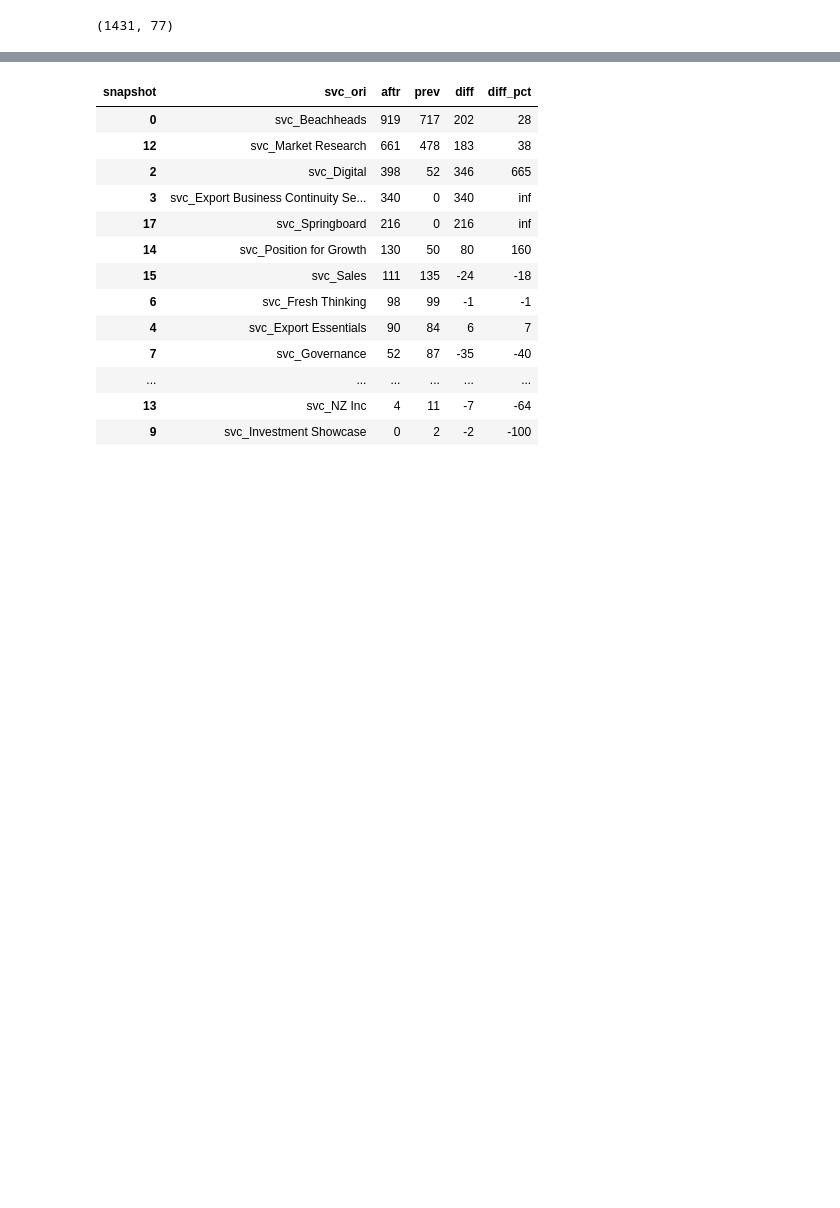
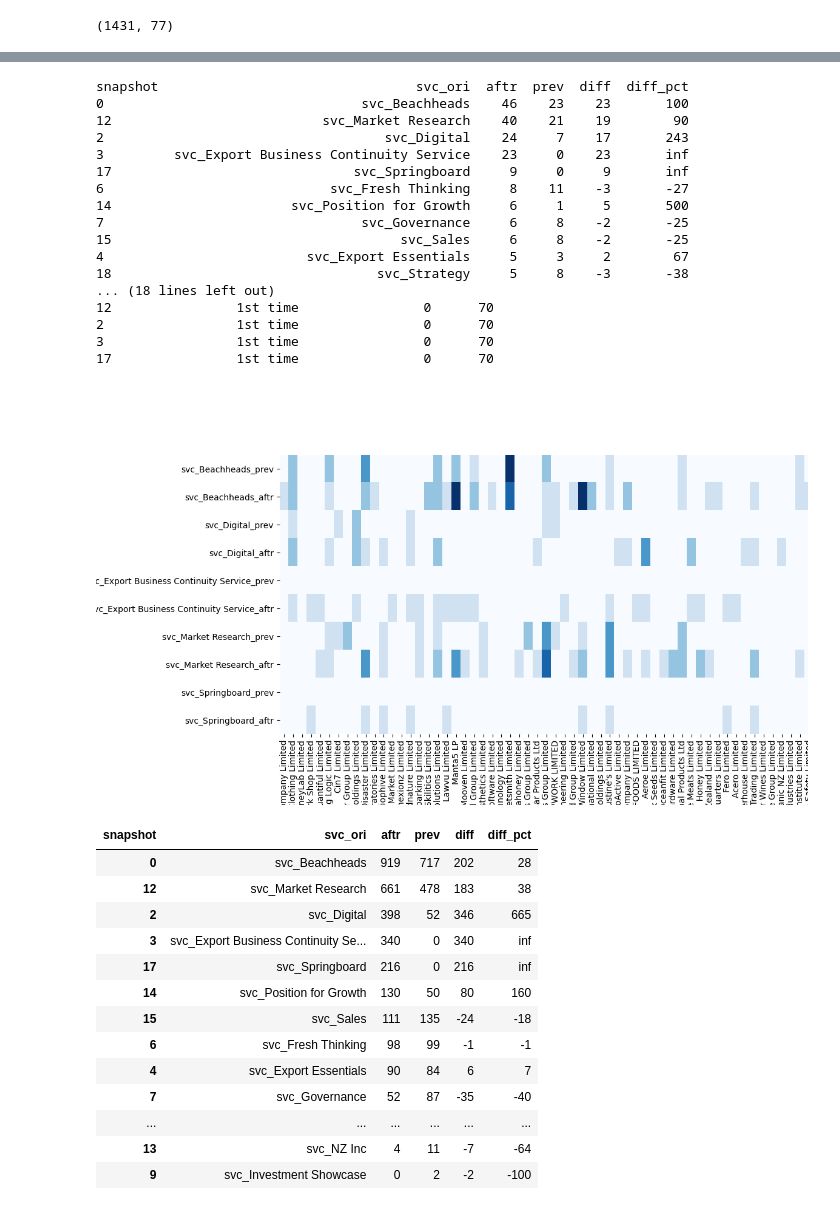
Before and after one commit to wanthanaj/NZTE_customer_intensity, a Jupyter notebook: 20-09-25 customerIntensity/cust_intensification_overtime.ipynb, the cells around one changed output, grey strips where cells are left out. Drawn from its saved outputs; the diff is of its cells as text; code cells hidden in the pictures; blank space fills up the shorter version.

```diff
--- a/20-09-25 customerIntensity/cust_intensification_overtime.ipynb
+++ b/20-09-25 customerIntensity/cust_intensification_overtime.ipynb
@@ -732,14 +776,13 @@ plt.show()
 # %%
 #heatmap showing service used
-sel_oc_cohort = "All Focus" # 'never had at all' ")# '1st time'") #
+sel_oc_cohort = "1st time" # 'never had at all' ")# '1st time'") #
 #filter only services they used: return service name
 #prepare data
 df_raw = pd.DataFrame(df_compared)
-#df_raw = df_raw[df_raw["cohort_by_outcome"] == sel_oc_cohort]
+df_raw = df_raw[df_raw["cohort_by_outcome"] == sel_oc_cohort]
 
 #get all services columns
 val_cols = df_raw.columns[15:55]
-
 
 #sum all services actions to find the most used services
 svc_compared = df_raw[val_cols].agg("sum")
@@ -769,7 +812,7 @@ des_col = tuple(svc_compared.head(5)["svc_ori"].tolist())
 
 col_ind = src_col.str.startswith(des_col).tolist()
 df_raw_col = list(src_col[col_ind])
-df_raw = df_raw.set_index("Organisation Legal Name_")
+df_raw = df_raw.set_index("Organisation Legal Name_").sort_values("cohort_")
 
 # get the tick label font size
 fontsize_pt = 16    # plt.rcParams['ytick.labelsize']
@@ -777,37 +820,56 @@ dpi = 72.27
 
 # comput the matrix height in points and inches
 matrix_height_pt = fontsize_pt * df_raw.shape[0]
 matrix_height_in = matrix_height_pt / dpi
 
 # compute the required figure height
 top_margin = 0.04  # in percentage of the figure height
 bottom_margin = 0.04 # in percentage of the figure height
 figure_height = matrix_height_in / (1 - top_margin - bottom_margin)
 
 # build the figure instance with the desired height
 fig, ax = plt.subplots(
         figsize=( figure_height,5),
         gridspec_kw=dict(top=1-top_margin, bottom=bottom_margin))
 
 
 #remove customer with no any of these services
 df = pd.DataFrame(df_raw[df_raw_col])
-df = df[(df !=0).any(axis = 1)] #df[(df.T == 0).any(axist = 1)]
+#df = df[(df !=0).any(axis = 1)] #df[(df.T == 0).any(axist = 1)]
 
 #plot
 ax = sns.heatmap( df.transpose(), cbar=True, cmap = "Blues"  )
 
 #assign to a new df of top services used and no. customer not used any of these services
 df_top_svc = pd.DataFrame(svc_compared.head(5))
 df_top_svc["cohort_by_outcome"] =  sel_oc_cohort
 df_top_svc["not_use_any_svc"] = df_raw.shape[0] - df.shape[0]
 df_top_svc["ncount"] = df_raw.shape[0]
-df_top_svc
+print(df_top_svc)
 
 #uncomment this code to generate the new dataset and save to file
-#df_top_svc_combined = pd.DataFrame( df_top_svc)
+df_top_svc_combined = pd.DataFrame( df_top_svc)
 #df_top_svc_combined = df_top_svc_combined.append(df_top_svc, ignore_index = True)
-#outfilePath = outDir + "top_svc_used" + exported_date + ".csv"
-#(df_top_svc_combined.replace('\n',' ', regex=True)
-#    .to_csv(outfilePath, sep = ",",  index = False, header = True , encoding = "utf-8", line_terminator='\n')
-#)
+outfilePath = outDir + "top_svc_used" + exported_date + ".csv"
+(df_top_svc_combined.replace('\n',' ', regex=True)
+    .to_csv(outfilePath, sep = ",",  index = False, header = True , encoding = "utf-8", line_terminator='\n')
+)
+# %% [output]
+snapshot                                 svc_ori  aftr  prev  diff  diff_pct
+0                                 svc_Beachheads    46    23    23       100
+12                           svc_Market Research    40    21    19        90
+2                                    svc_Digital    24     7    17       243
+3         svc_Export Business Continuity Service    23     0    23       inf
+17                               svc_Springboard     9     0     9       inf
+6                             svc_Fresh Thinking     8    11    -3       -27
+14                       svc_Position for Growth     6     1     5       500
+7                                 svc_Governance     6     8    -2       -25
+15                                     svc_Sales     6     8    -2       -25
+4                          svc_Export Essentials     5     3     2        67
+18                                  svc_Strategy     5     8    -3       -38
+... (18 lines left out)
+12                1st time                0      70
+2                 1st time                0      70
+3                 1st time                0      70
+17                1st time                0      70
+[figure, added]
```
Also changed, not shown: parts of 6 cells of this notebook.
